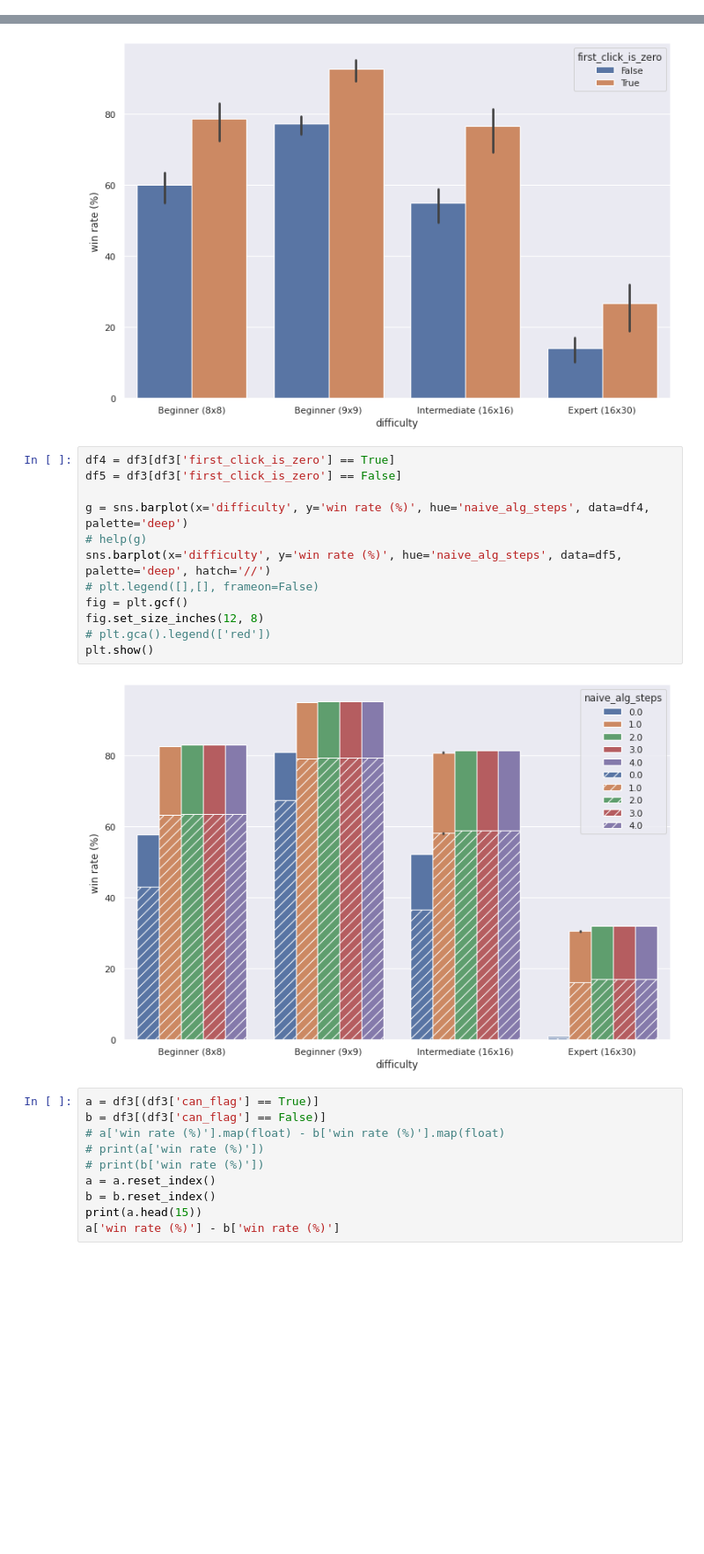
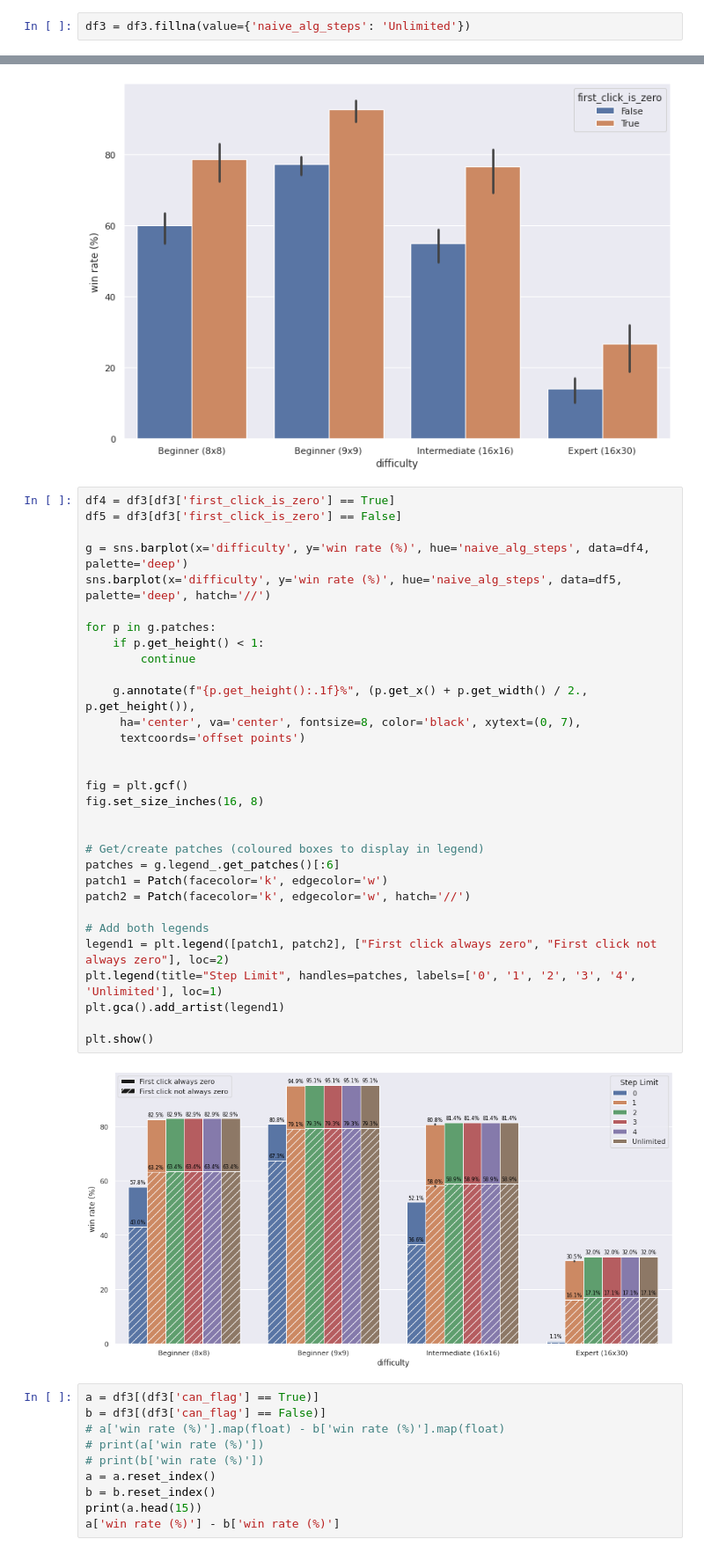
Before and after one commit to KostasKv/Minesweeper-with-AI, a Jupyter notebook: data/Naive algorithm experiment/Naive algorithm experiment analysis.ipynb, the cells around one changed output, grey strips where cells are left out. Shown: that part at 88% size. Drawn from its saved outputs; the diff is of its cells as text; blank space fills up the shorter version.

```diff
--- a/data/Naive algorithm experiment/Naive algorithm experiment analysis.ipynb
+++ b/data/Naive algorithm experiment/Naive algorithm experiment analysis.ipynb
@@ -99,6 +100,8 @@ df3
 | 95 | 320 | 104 | 305.036565 | 18675 | 16394 | ... |
 | 96 | 171 | 17 | 188.684135 | 12354 | 8856 | ... |
 96 rows × 15 columns
+# %%
+df3 = df3.fillna(value={'naive_alg_steps': 'Unlimited'})
 # %% [markdown]
 # Analysis
 # %%
@@ -135,17 +138,36 @@ plt.show()
 # %%
 df4 = df3[df3['first_click_is_zero'] == True]
 df5 = df3[df3['first_click_is_zero'] == False]
 
 g = sns.barplot(x='difficulty', y='win rate (%)', hue='naive_alg_steps', data=df4, palette='deep')
-# help(g)
 sns.barplot(x='difficulty', y='win rate (%)', hue='naive_alg_steps', data=df5, palette='deep', hatch='//')
-# plt.legend([],[], frameon=False)
+
+for p in g.patches:
+    if p.get_height() < 1:
+        continue
+
+    g.annotate(f"{p.get_height():.1f}%", (p.get_x() + p.get_width() / 2., p.get_height()),
+     ha='center', va='center', fontsize=8, color='black', xytext=(0, 7),
+     textcoords='offset points')
+
+
 fig = plt.gcf()
-fig.set_size_inches(12, 8)
-# plt.gca().legend(['red'])
+fig.set_size_inches(16, 8)
+
+
+# Get/create patches (coloured boxes to display in legend)
+patches = g.legend_.get_patches()[:6]
+patch1 = Patch(facecolor='k', edgecolor='w')
+patch2 = Patch(facecolor='k', edgecolor='w', hatch='//')
+
+# Add both legends
+legend1 = plt.legend([patch1, patch2], ["First click always zero", "First click not always zero"], loc=2)
+plt.legend(title="Step Limit", handles=patches, labels=['0', '1', '2', '3', '4', 'Unlimited'], loc=1)
+plt.gca().add_artist(legend1)
+
 plt.show()
 # %% [output]
-[figure, old version]
+[figure, new version]
 # %%
 a = df3[(df3['can_flag'] == True)]
 b = df3[(df3['can_flag'] == False)]
```
Also changed, not shown: parts of 3 cells of this notebook.
